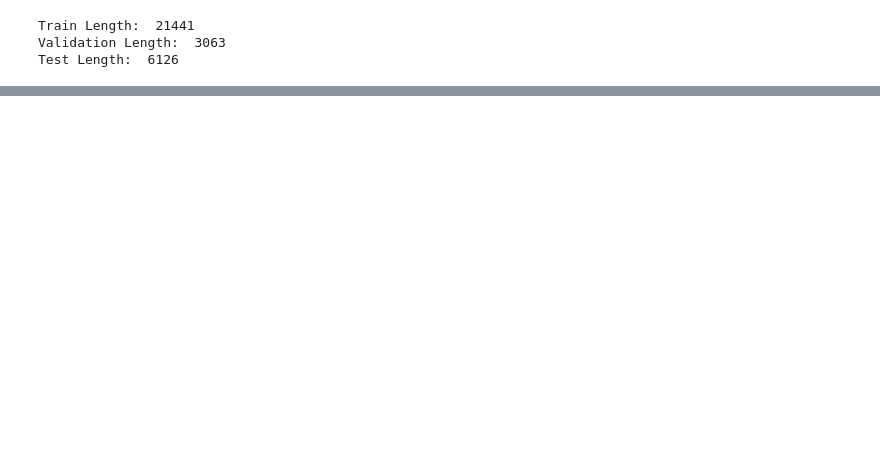
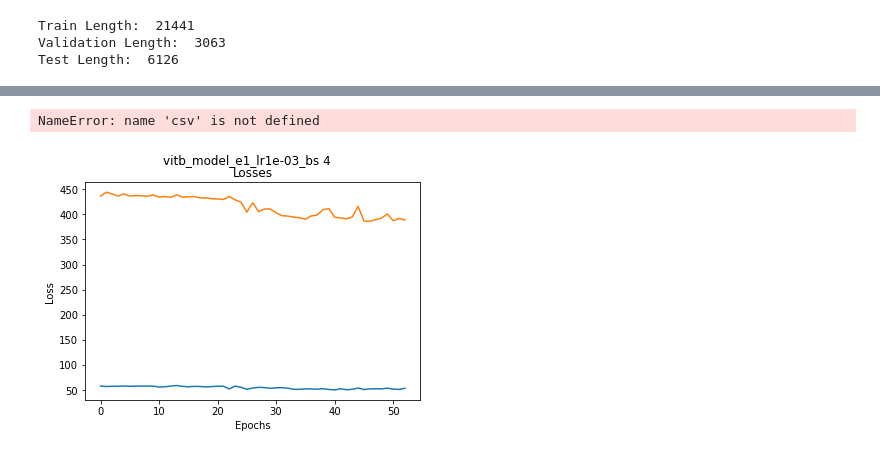
Before and after one commit to MattanTseng/ME_592_Final_Project, a Jupyter notebook: Pre_Trained_Model/hyperparameter_optimization_pre_trained.ipynb, the cells around one changed output, grey strips where cells are left out. Cells and saved outputs as stored; diff of their text form; code cells hidden in the pictures; blank space fills up the shorter version.

```diff
--- a/Pre_Trained_Model/hyperparameter_optimization_pre_trained.ipynb
+++ b/Pre_Trained_Model/hyperparameter_optimization_pre_trained.ipynb
@@ -22,8 +23,8 @@ from torch.utils.data import random_split, DataLoader, Dataset
 # csv_path = "../64pxImages/train_labels_64p.csv"
 # root_path = '../64pxImages'
 
-csv_path = "../Data/256pxImages/train_labels_256p.csv"
-root_path = '../Data/256pxImages'
+csv_path = "../Data/256pxImages/train_labels_256p.csv" #I had to change \ to / for this but disregared if it is not an issue for you
+root_path = "../Data/256pxImages/"
 
 
 default_transform = ViT_B_16_Weights.IMAGENET1K_SWAG_LINEAR_V1.transforms
@@ -315,34 +320,30 @@ Test Length:  6126
 result_list = []
 
 #Grid search parameters
-dropout=[0.2]
-batch_size=[32]
-learn_rate=[1e-3]
+#dropout=[0.2]
+batch_size=[2, 4, 8]
+learn_rate=[11e-3]
 
-#trainset = load_data()
-#trainset, testset = load_data()
-
-#train_size = int(0.8*len(trainset))
-#validation_size = len(trainset) - train_size
-
-#train_dataset, validation_dataset = torch.utils.data.random_split(dataset, [train_size, val_size])
 
 it=0
-for d in dropout:
-    for bs in batch_size:
-        for lr in learn_rate:
+#for d in dropout:
+for bs in batch_size:
+    for lr in learn_rate:
 
-            it +=1
-            config = {"d1": d,"lr": lr,"batch_size": bs}
+        it +=1
+        #config = {"d1": d,"lr": lr,"batch_size": bs}
+        config = {"lr": lr,"batch_size": bs}
 
-            print(config)
-            print("Train Start. Iteration: ",it)
-            t_loss,v_loss,v_acc,end_Ep=train_model(train_dataset, val_dataset,config)
+        print(config)
+        print("Train Start. Iteration: ",it)
+        t_loss,v_loss, end_Ep=train_model(train_dataset, val_dataset,config)
+        #t_loss,v_loss, acc, end_Ep=train_model(train_dataset, val_dataset,config)
 
-            list_row=str(d) + "," + str(bs) + "," + str(lr) + "," + str(t_loss) + "," + str(v_loss) + "," + str(v_acc) + "," + str(end_Ep)
+        list_row= str(bs) + "," + str(lr) + "," + str(t_loss) + "," + str(v_loss) + "," + str(end_Ep)
+        #list_row= str(bs) + "," + str(lr) + "," + str(t_loss) + "," + str(v_loss) + "," + str(end_Ep), + "," + str(acc)
 
-            t_list=[list_row]
-            result_list.append(t_list)
+        t_list=[list_row]
+        result_list.append(t_list)
 
 
 with open('opt_resultss.csv','w') as result_file:
@@ -353,0 +370,2 @@ Train Start. Iteration:  1
+NameError: name 'csv' is not defined
+[figure, added]
```
Also changed, not shown: parts of 9 cells of this notebook.
